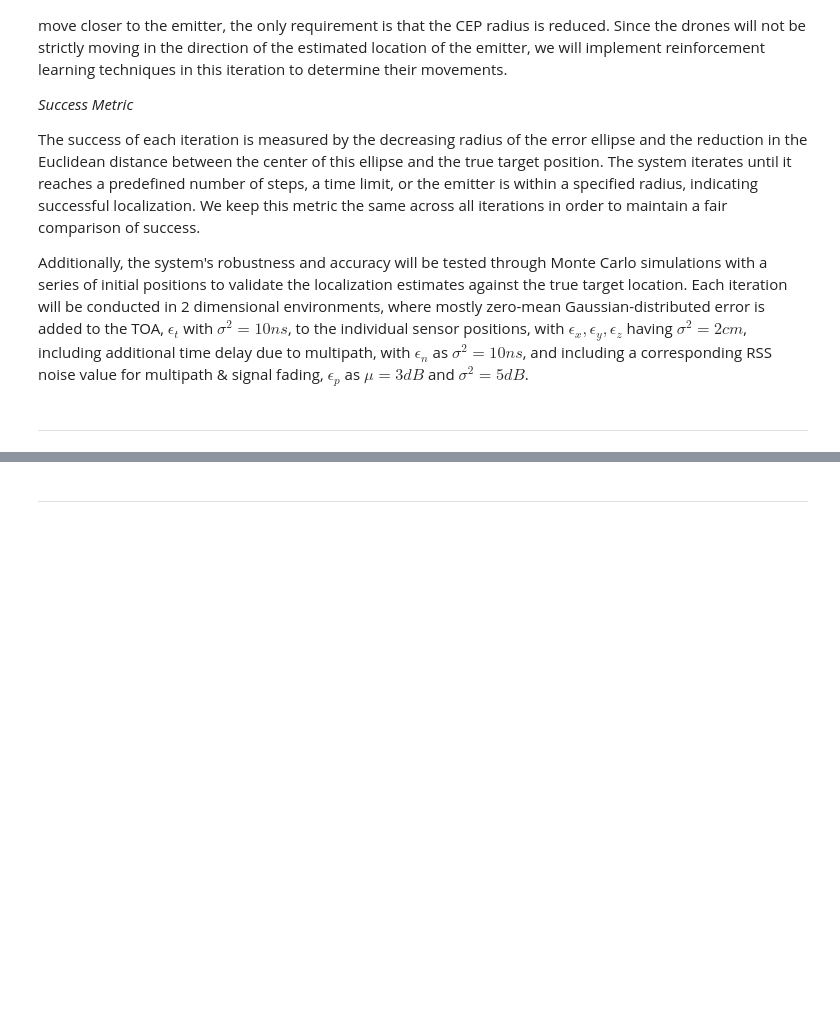
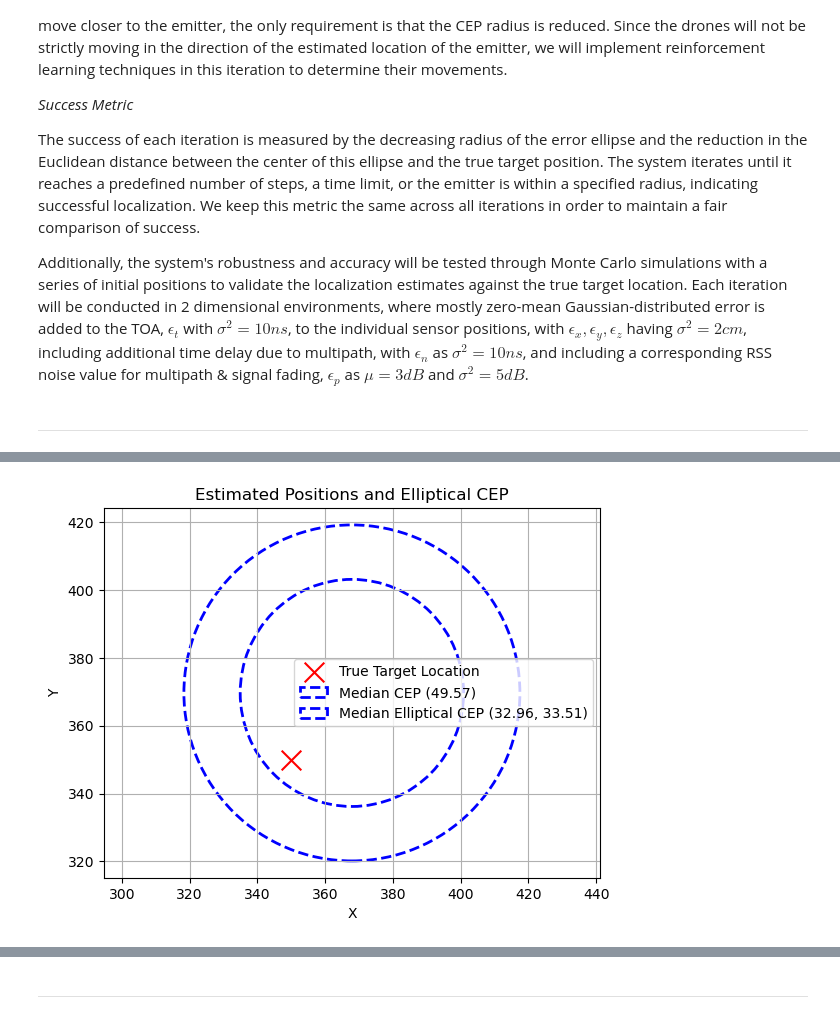
Before and after one commit to raneyoliver/CS8321Labs-public, a Jupyter notebook: lab5/Lab5_FinalProject_Iter3.ipynb, the cells around one changed output, grey strips where cells are left out. Drawn from its saved outputs; the diff is of its cells as text; code cells hidden in the pictures; blank space fills up the shorter version.

```diff
--- a/lab5/Lab5_FinalProject_Iter3.ipynb
+++ b/lab5/Lab5_FinalProject_Iter3.ipynb
@@ -447,3 +655,50 @@ class DroneEnv(AECEnv):
+# %%
+mean_num_steps = results_df['Num_Steps'].mean()
+mean_median_error = results_df['Median_Error'].mean()
+mean_median_cep = results_df['Median_CEP'].mean()
+mean_median_x = results_df['Median_X'].mean()
+mean_median_y = results_df['Median_Y'].mean()
+mean_mad_x = results_df['MAD_X'].mean()
+mean_mad_y = results_df['MAD_Y'].mean()
+mean_mean_x = results_df['Mean_X'].mean()
+mean_mean_y = results_df['Mean_Y'].mean()
+mean_std_x = results_df['Std_X'].mean()
+mean_std_y = results_df['Std_Y'].mean()
+
+# Plot Results
+plt.scatter(env.target_location[0][0],env.target_location[0][1],color='red', label='True Target Location', marker='x',s=200)
+
+# Plot circle using MAD deviations of x & y values
+radius = mean_median_cep
+median_cep_legend = f'Median CEP ({np.round(radius,2)})'
+circle_median = Ellipse((mean_median_x, mean_median_y), 2*radius, 2*radius, edgecolor='blue', facecolor='none', linestyle='--', linewidth=2, label=median_cep_legend)
+plt.gca().add_patch(circle_median)
+
+# Plot ellipse using median absolute distance values
+median_cep_legend = f'Median Elliptical CEP ({np.round(mean_mad_x, 2)}, {np.round(mean_mad_y, 2)})'
+ellipse_median = Ellipse((mean_median_x, mean_median_y), 2*mean_mad_x, 2*mean_mad_y, edgecolor='blue', facecolor='none', linestyle='--', linewidth=2, label=median_cep_legend)
+plt.gca().add_patch(ellipse_median)
+
+# Plot circle using std deviations of x & y values
+radius = np.sqrt(mean_std_x**2 + mean_std_y**2)
+mean_cep_legend = f'$\mu$ CEP ({np.round(radius,2)})'
+circle_mean = Ellipse((mean_mean_x, mean_mean_y), 2*radius, 2*radius, edgecolor='green', facecolor='none', linestyle='--', linewidth=2, label=mean_cep_legend)
+#plt.gca().add_patch(circle_mean)
+
+# Plot ellipse using standard deviations
+std_cep_legend = f'$\sigma$ Elliptical CEP ({np.round(mean_std_x, 2)}, {np.round(mean_std_y, 2)})'
+ellipse_std = Ellipse((mean_mean_x, mean_mean_y), 2*mean_std_x, 2*mean_std_y, edgecolor='green', facecolor='none', linestyle='--', linewidth=2, label=std_cep_legend)
+#plt.gca().add_patch(ellipse_std)
+
+plt.xlabel('X')
+plt.ylabel('Y')
+plt.title('Estimated Positions and Elliptical CEP')
+plt.legend()
+plt.grid(True)
+plt.axis('equal')  # Equal aspect ratio
+plt.show()
+# %% [output]
+[figure, added]
 # %%
 # Number of drones (agents)
 num_drones = 6
```
Also changed, not shown: parts of 6 cells of this notebook, 3 other files.
